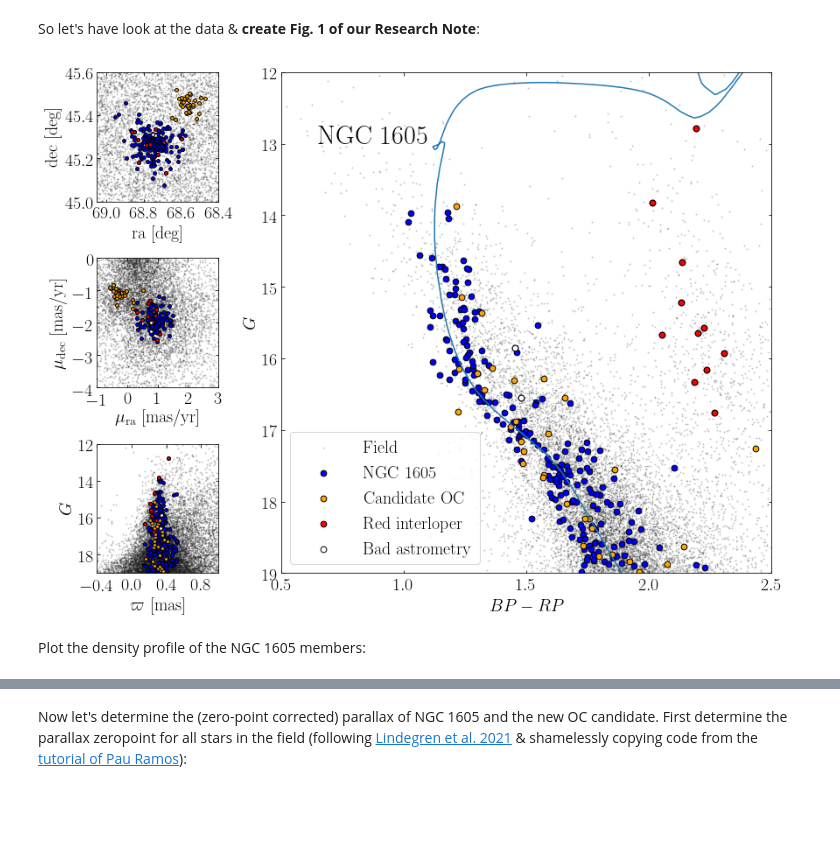
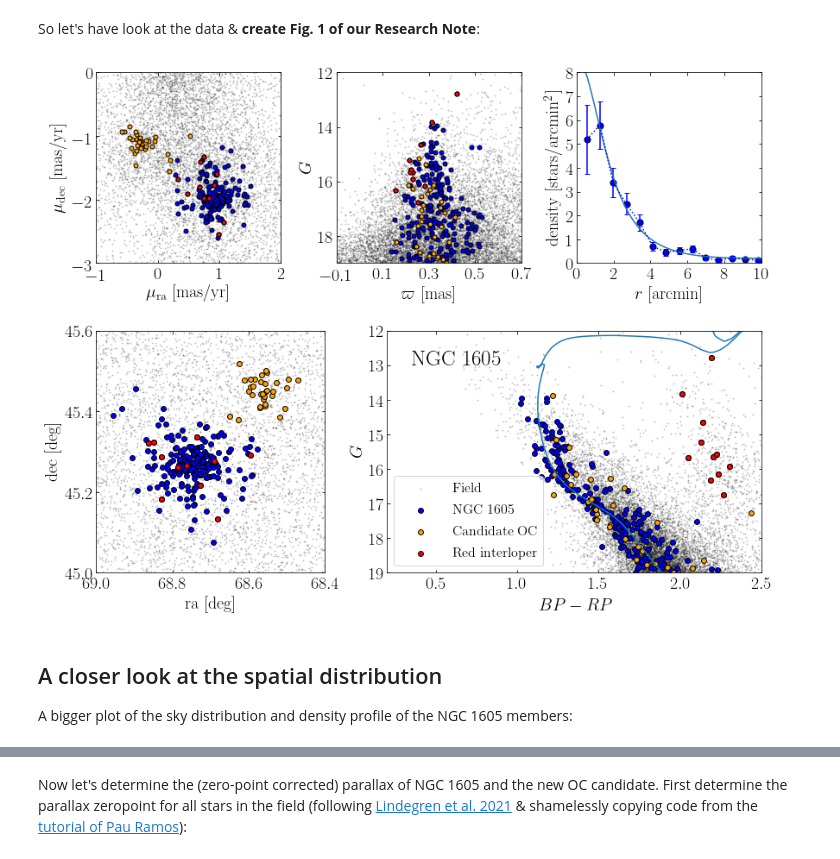
Before and after one commit to fjaellet/ngc1605, a Jupyter notebook: ngc_1605_analysis.ipynb, the cells around one changed output, grey strips where cells are left out. Cells and saved outputs as stored; diff of their text form; code cells hidden in the pictures; blank space fills up the shorter version.

Commit message:
modified text & Fig. 1

```diff
--- a/ngc_1605_analysis.ipynb
+++ b/ngc_1605_analysis.ipynb
@@ -76,11 +76,13 @@ y_axes= ["dec", "pmdec", "phot_g_mean_mag", "phot_g_mean_mag"]
 lims  = [[68.45, 69.05, 45.0, 45.6], [-2, 4, -5, 1], [-.3, 1, 19, 12], [.5, 2.5, 19, 12] ]
 
 for jj in [0,1,2,3]:
-    f.add_subplot(plt.Subplot(f, axlist[jj]))
+    ax = f.add_subplot(plt.Subplot(f, axlist[jj]))
     plt.scatter(data[x_axes[jj]], data[y_axes[jj]], s=1, c="grey", alpha=0.2)
     for id in dbscan_members:
         plt.scatter(data[data["source_id"]==id][x_axes[jj]],
                     data[data["source_id"]==id][y_axes[jj]], c="blue")
+    if jj in [0,2]:
+        ax.set_xticks(ax.get_xticks()[::2])
     plt.axis(lims[jj])
 plt.tight_layout()
 # %% [output]
@@ -106,11 +108,13 @@ y_axes= ["dec", "pmdec", "phot_g_mean_mag", "phot_g_mean_mag"]
 lims  = [[68.45, 69.05, 45.0, 45.6], [-2, 4, -5, 1], [-.3, 1, 19, 12], [.5, 2.5, 19, 12] ]
 
 for jj in [0,1,2,3]:
-    f.add_subplot(plt.Subplot(f, axlist[jj]))
+    ax = f.add_subplot(plt.Subplot(f, axlist[jj]))
     plt.scatter(data[x_axes[jj]], data[y_axes[jj]], s=1, c="grey", alpha=0.2)
     for id in pyupmask_members:
         plt.scatter(data[data["source_id"]==id][x_axes[jj]],
                     data[data["source_id"]==id][y_axes[jj]], c="blue")
+    #if jj in [0,2]:
+    #    ax.set_xticks(ax.get_xticks()[::2])
     plt.axis(lims[jj])
 plt.tight_layout()
 # %% [output]
@@ -151,56 +155,76 @@ clist = ["blue", "orange", "green", "yellow", "red"]
 
 f = plt.figure(figsize=(12, 9), tight_layout=True)
 #plt.suptitle("HDBSCAN analysis of NGC 1605")
-gs = gridspec.GridSpec(3, 4)
+gs = gridspec.GridSpec(10, 3, wspace=.3)
+gs1= gridspec.GridSpec(10, 10)
 
-axlist= [gs[0, 0], gs[1, 0], gs[2, 0], gs[:, 1:]]#[141, 142, 143, 144]
+axlist= [gs1[5:, 0:4], gs[0:4, 0], gs[0:4, 1], gs1[5:, 4:]]#[141, 142, 143, 144]
 x_axes= ["ra", "pmra", "parallax", "bp_rp"]
 y_axes= ["dec", "pmdec", "phot_g_mean_mag", "phot_g_mean_mag"]
-lims  = [[69.05, 68.45, 45.0, 45.6], [-1, 3, -4, 0], [-.3, 1, 19, 12], [.5, 2.5, 19, 12] ]
+lims  = [[68.97, 68.47, 45.05, 45.55], [-1, 2, -3, 0], [-.1, .7, 19, 12], [.2, 2.5, 19, 12] ]
 x_labels= ["ra [deg]", r"$\mu_{\rm ra}$ [mas/yr]", r"$\varpi$ [mas]", "$BP-RP$"]
 y_labels= ["dec [deg]", r"$\mu_{\rm dec}$ [mas/yr]", "$G$", "$G$"]
-sizes = [15,15,15,45]
+sizes = [35,25,25,35]
 
 for jj in [0,1,2,3]:
-    #ax = plt.Subplot(f, axlist[jj])
     ax = f.add_subplot(axlist[jj])
-    #f.add_subplot(ax)
-
     plt.scatter(data[x_axes[jj]], data[y_axes[jj]], s=1, c="grey", alpha=0.2, label="Field")
     #for ii in np.unique(labels)[1:]:
     plt.scatter(data[labels==0][x_axes[jj]], data[labels==0][y_axes[jj]],
                     c=clist[0], s=sizes[jj], label="NGC 1605")
     plt.scatter(data[labels==1][x_axes[jj]], data[labels==1][y_axes[jj]],
                     c=clist[1], s=sizes[jj], label="Candidate OC")
     plt.axis(lims[jj])
     # Highlight some of the problematic "members" of NGC 1605:
     ngc1605 = data[labels==0]
     redseq  = (ngc1605["bp_rp"] > 1.8) & (ngc1605["phot_g_mean_mag"] < 17)
-    badruwe = (ngc1605["ruwe"] > 1.4)
+    #badruwe = (ngc1605["ruwe"] > 1.4)
     plt.scatter(ngc1605[x_axes[jj]][redseq], ngc1605[y_axes[jj]][redseq],
                 c="r", s=sizes[jj], label="Red interloper")
-    plt.scatter(ngc1605[x_axes[jj]][badruwe], ngc1605[y_axes[jj]][badruwe],
-                c="w", s=sizes[jj], label="Bad astrometry")
+    #plt.scatter(ngc1605[x_axes[jj]][badruwe], ngc1605[y_axes[jj]][badruwe],
+    #            c="w", s=sizes[jj], label="Bad astrometry")
     ax.set_xlabel(x_labels[jj])
     ax.set_ylabel(y_labels[jj])
     if jj < 3:
         ax.set_xticks(ax.get_xticks()[::2])
         ax.set_yticks(ax.get_yticks()[::2])
     else:
-        ax.legend(loc=3)
-        plt.text(.65, 13, "NGC 1605", fontsize=30)
+        ax.legend(loc=3, fontsize=16)
+        plt.text(.35, 13, "NGC 1605", fontsize=25)
         # Overplot isochrone with optimal parameters:
         # Load reddened solar-Z PARSEC models
         for [AV, distmod] in [[2.8, 12.1]]:
             stellarmodels = Table.read("data/parsec_solar_av"+str(AV)+".fits")
             young = stellarmodels[ (abs(stellarmodels["logAge"]-8.25) <0.02)]
             plt.plot(young["G_BPmag"]-young["G_RPmag"],
                      young["Gmag"] + distmod)
+# Plot radial density of the HDBSCAN members
+ax = f.add_subplot(gs[0:4,2])
+# Compute central cluster coordinates
+ra_cen, dec_cen = np.mean(data["ra"][labels==0]), np.mean(data["dec"][labels==0])
+# Distance from the cluster centre in arcmin
+r = 60. * np.sqrt((data["ra"][labels==0]-ra_cen)**2. + (data["dec"][labels==0]-dec_cen)**2.)
+hist, edges = histogram(r, bins=20)
+# compute density
+r_points = (edges[:-1]+edges[1:])/2.
+r_area   = np.pi * edges[1:]**2. - np.pi * edges[:-1]**2.
+r_density= hist / r_area
+r_density_err = np.sqrt(hist)/r_area
+plt.errorbar(r_points, r_density, yerr=r_density_err, ls=":", c="b")
+plt.scatter(r_points, r_density, s=50)
+# also plot a King profile (parameters chi by eye:)
+x              = np.linspace(0,10,100)
+r_c, r_t, floor, rho_cen = 2., 10., .2, 13.
+plt.plot(x, floor + rho_cen * (1./np.sqrt(1. + (x/r_c)**2.) - (1. / np.sqrt( 1. + (r_t/r_c)**2.) ))**2. )
+plt.axis([0,10,0,8])
+ax.set_xlabel(r"$r$ [arcmin]")
+ax.set_ylabel(r"density [stars/arcmin$^2$]")
 
-plt.tight_layout()
-plt.savefig("./im/ngc1605_hdbscan_analysis.png")
+#plt.subplots_adjust(wspace=.3)
+plt.savefig("./im/ngc1605_hdbscan_analysis.png", dpi=200)
 plt.show()
 # %% [output]
-[figure, old version]
+[figure, new version]
 # %% [markdown]
-Plot the density profile of the NGC 1605 members:
+## A closer look at the spatial distribution
+A bigger plot of the sky distribution and density profile of the NGC 1605 members:
```
Also changed, not shown: parts of 10 cells of this notebook, 9 other files.
